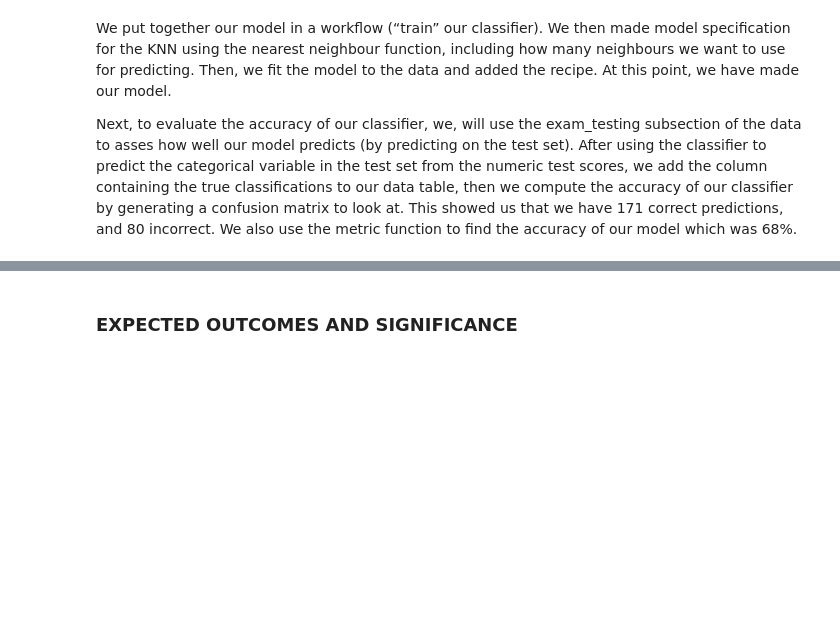
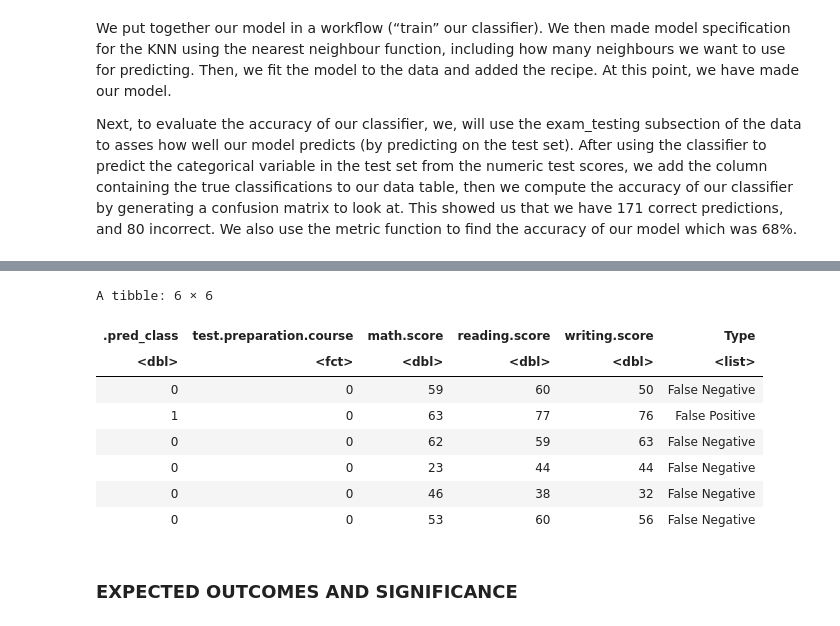
Before and after one commit to mayas02/dsci-100-2022w1-group-89, a Jupyter notebook: dataset.ipynb, the cells around one changed output, grey strips where cells are left out. Cells and saved outputs as stored; diff of their text form; code cells hidden in the pictures; blank space fills up the shorter version.

Commit message:
Add Type to exam_predictions

```diff
--- a/dataset.ipynb
+++ b/dataset.ipynb
@@ -299,3 +308,27 @@ Prediction   0   1
+# %%
+#Function for add type
+ntc <- function(x) {
+    switch(as.character(x), '0' = 'True Negative', '1'='False Negative','2'='True Postive','-1' = 'False Positive')
+}
+# %%
+#Add Type
+exam_predictions <- exam_predictions |>
+    mutate(.pred_class = ifelse(.pred_class == 1, 2, 0)) |> # Prepare for type
+    mutate(Type = as.numeric(test.preparation.course) - as.numeric(.pred_class)) |> # Find datra type
+    mutate(Type = map(Type, ntc)) |> # Change type to Words
+    mutate(.pred_class = ifelse(.pred_class == 2, 1, 0))  # Back to original
+
+head(exam_predictions)
+# %% [output]
+A tibble: 6 × 6
+| .pred_class | test.preparation.course | math.score | reading.score | writing.score | Type |
+| <dbl> | <fct> | <dbl> | <dbl> | <dbl> | <list> |
+| 0 | 0 | 59 | 60 | 50 | False Negative |
+| 1 | 0 | 63 | 77 | 76 | False Positive |
+| 0 | 0 | 62 | 59 | 63 | False Negative |
+| 0 | 0 | 23 | 44 | 44 | False Negative |
+| 0 | 0 | 46 | 38 | 32 | False Negative |
+| 0 | 0 | 53 | 60 | 56 | False Negative |
 # %% [markdown]
 ### EXPECTED OUTCOMES AND SIGNIFICANCE
 # %% [markdown]
```
Also changed, not shown: parts of 1 cell of this notebook.
